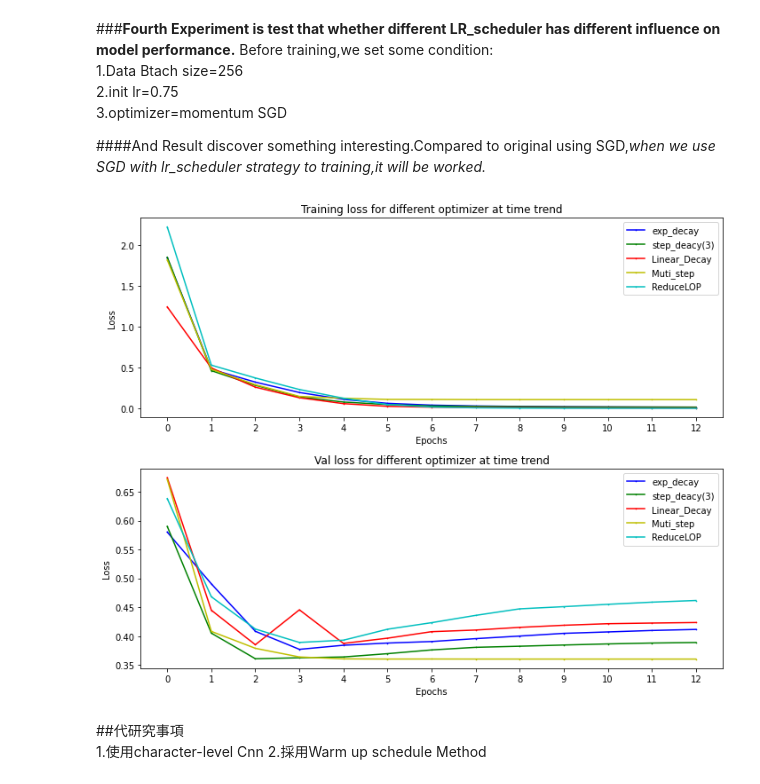
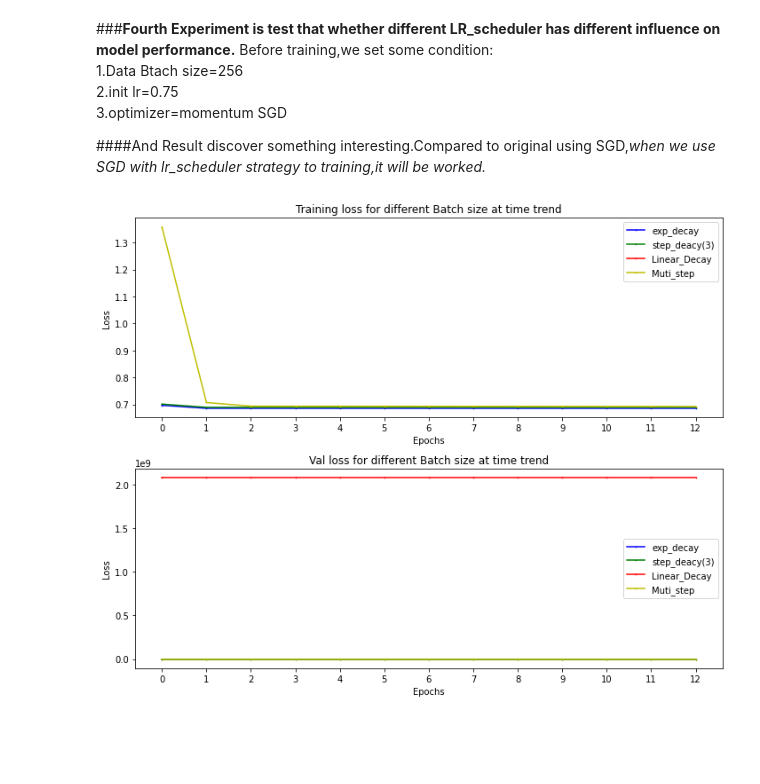
Before and after one commit to yinghao1019/NLP_and_DL_practice, a Jupyter notebook: Convolution_Neural_Netowrks_for_sentence_classification_Practice.ipynb, the cells around one changed output. Saved outputs shown, nothing was run; the diff lists cells and outputs as text; code cells hidden in the pictures; blank space fills up the shorter version.

Commit message:
modified conv train func

```diff
--- a/Convolution_Neural_Netowrks_for_sentence_classification_Practice.ipynb
+++ b/Convolution_Neural_Netowrks_for_sentence_classification_Practice.ipynb
@@ -817,15 +592,18 @@ plot_Loss(x_times,time_loss,markers,colors,labels,titles)
 
 ####*Result has show Adagrad is the best suitable for this Model and Dataset.*
 # %%
+train_iter,val_iter,test_iter=data.BucketIterator.splits((train_data,val_data,test_data),batch_size=128,device=device)
 #training model with different optimizer,and we set 1e-2 for each optimizer learning rate.
-Batch_size=256
 optim_loss={}
 optim_params={'SGD':optim.SGD,'RMSprop':optim.RMSprop,'Adagrad':optim.Adagrad,'Adam':optim.Adam}
 for names in optim_params.keys():
-  model=ConvNets_2d(Input_dim,Embed_dim,Output_dim,n_filters,filter_size,dropout_rate,pad_idx=Text.vocab.stoi['<pad>'])
-  model.to(device)
-  optimizer=optim_params[names](model.parameters(),lr=1e-2)
-  train_loss,val_loss=epoch_trainModel(model,train_iter,val_iter,optimizer,criterion,N_epochs,device,batch_size=Batch_size)
+  #build Model
+  conv2d_model=ConvNets_2d(**model_configs)
+  conv2d_model.to(device)
+  optimizer=optim_params[names](conv2d_model.parameters(),lr=1e-2)
+  train_cnn2d=Model_pipeline(conv2d_model,train_iter,optimizer,None,val_iter,model_configs)
+  #train & get loss(train,val)
+  train_loss,val_loss=train_cnn2d.amp_training(N_epochs,save_path,'text','label',eval_func=get_classMetrics,per_ep_eval=1)
   optim_loss[names]=(train_loss,val_loss)
 # %%
 #plot training and val
@@ -854,12 +632,14 @@ lr_params={'lr_1e-1':1e-1,'lr_1e-2':1e-2,'lr_1e-3':1e-3,'lr_1e-4':1e-4,'lr_1e-5'
 
 for names in lr_params.keys():
   #build Model
-  model=ConvNets_2d(Input_dim,Embed_dim,Output_dim,n_filters,filter_size,dropout_rate,pad_idx=Text.vocab.stoi['<pad>'])
-  model.to(device)
-  optimizer=optim.Adam(model.parameters(),lr=lr_params[names])
+  conv2d_model=ConvNets_2d(**model_configs)
+  conv2d_model.to(device)
+  optimizer=optim.Adam(conv2d_model.parameters(),lr=lr_params[names])
 
   #collect Model info
-  train_loss,val_loss=epoch_trainModel(model,train_iter,val_iter,optimizer,criterion,N_epochs,device,batch_size=Batch_size)
+  train_cnn2d=Model_pipeline(conv2d_model,train_iter,optimizer,None,val_iter,model_configs)
+  #train & get loss(train,val)
+  train_loss,val_loss=train_cnn2d.amp_training(N_epochs,save_path,'text','label',eval_func=get_classMetrics,per_ep_eval=1)
   optim_loss[names]=(train_loss,val_loss)
 # %%
 #plot training and val
@@ -885,30 +665,29 @@ linear_lambda=lambda epoch:(N_epochs-epoch)/N_epochs
 Batch_size=256
 optim_loss={}
 lr_params={'exp_decay':(ExponentialLR,{'gamma':0.85}),'step_deacy(3)':(StepLR,{'step_size':3,'gamma':0.5}),'Linear_Decay':(LambdaLR,{'lr_lambda':linear_lambda}),
-      'Muti_step':(MultiStepLR,{'milestones':[3,5]+list(range(7,9))}),'ReduceLOP':(ReduceLROnPlateau,{'mode':'min','factor':0.5,'patience':4})}
+      'Muti_step':(MultiStepLR,{'milestones':[3,5]+list(range(7,9))})}
 
 for names in lr_params.keys():
   #build Model
-  model=ConvNets_2d(Input_dim,Embed_dim,Output_dim,n_filters,filter_size,
-           dropout_rate,pad_idx=Text.vocab.stoi['<pad>'])
-  model.to(device)
-  optimizer=optim.SGD(model.parameters(),lr=75e-3,momentum=0.9,dampening=5e-1)
+  conv2d_model=ConvNets_2d(**model_configs)
+  conv2d_model.to(device)
+  optimizer=optim.SGD(conv2d_model.parameters(),lr=75e-3,momentum=0.9,dampening=5e-1)
+
   scheduler=lr_params[names][0](optimizer,**lr_params[names][1])
-
   #collect Model info
-  train_loss,val_loss=epoch_trainModel(model,train_iter,val_iter,optimizer,criterion,
-                    N_epochs,device,scheduler=scheduler,batch_size=Batch_size)
+  train_cnn2d=Model_pipeline(conv2d_model,train_iter,optimizer,scheduler,val_iter,model_configs)
+  #train & get loss(train,val)
+  train_loss,val_loss=train_cnn2d.amp_training(N_epochs,save_path,'text','label',eval_func=get_classMetrics,per_ep_eval=1)
   optim_loss[names]=(train_loss,val_loss)
 # %%
 #plot training and val
+x_times=range(0,N_epochs)
+titles=['Training loss for different Batch size at time trend','Val loss for different Batch size at time trend']
+
 labels=list(optim_loss.keys())
 time_loss=list(optim_loss.values())
-colors=['b','g','r','y','c']
+colors=['b','g','r','y']
 markers=['.']*len(time_loss)
 plot_Loss(x_times,time_loss,markers,colors,labels,titles)
 # %% [output]
-[figure, old version]
+[figure, new version]
-# %% [markdown]
-##代研究事項
-1.使用character-level Cnn
-2.採用Warm up schedule Method
```
Also changed, not shown: parts of 25 cells of this notebook.
